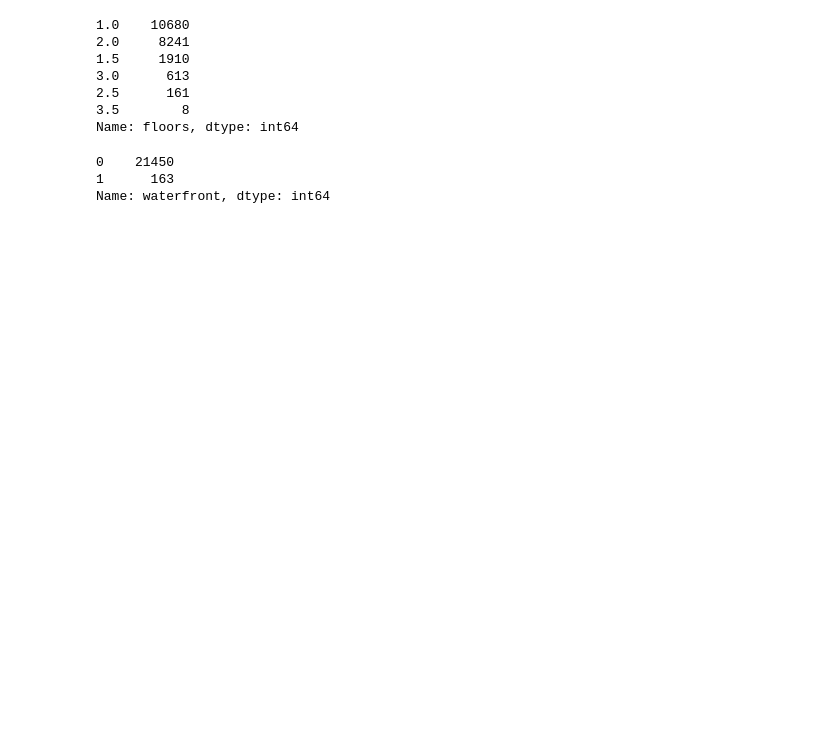
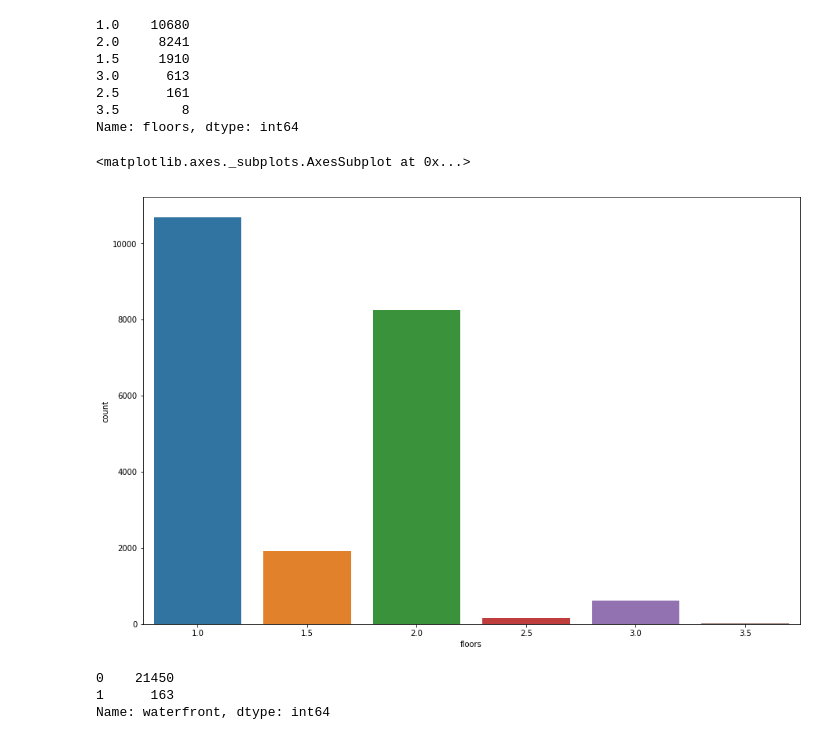
Before and after one commit to Akshay-Sehgal/Assignment, a Jupyter notebook: Assignments_7.ipynb, the cells around one changed output. Saved outputs shown, nothing was run; the diff lists cells and outputs as text; code cells hidden in the pictures; blank space fills up the shorter version.

```diff
--- a/Assignments_7.ipynb
+++ b/Assignments_7.ipynb
@@ -394,6 +403,12 @@ hp.floors.value_counts()
 2.5      161
 3.5        8
 Name: floors, dtype: int64
+# %%
+plt.figure(figsize=(15,10))
+sb.countplot(hp.floors)
+# %% [output]
+<matplotlib.axes._subplots.AxesSubplot at 0x...>
+[figure, added]
 # %%
 hp.waterfront.value_counts()
 # %% [output]
```
Also changed, not shown: parts of 15 cells of this notebook.
